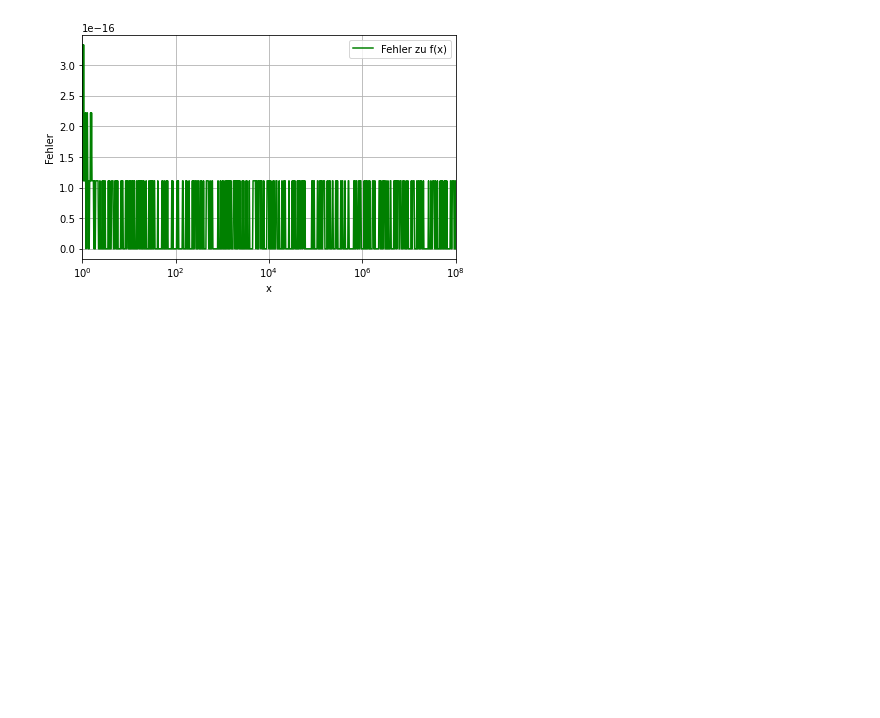
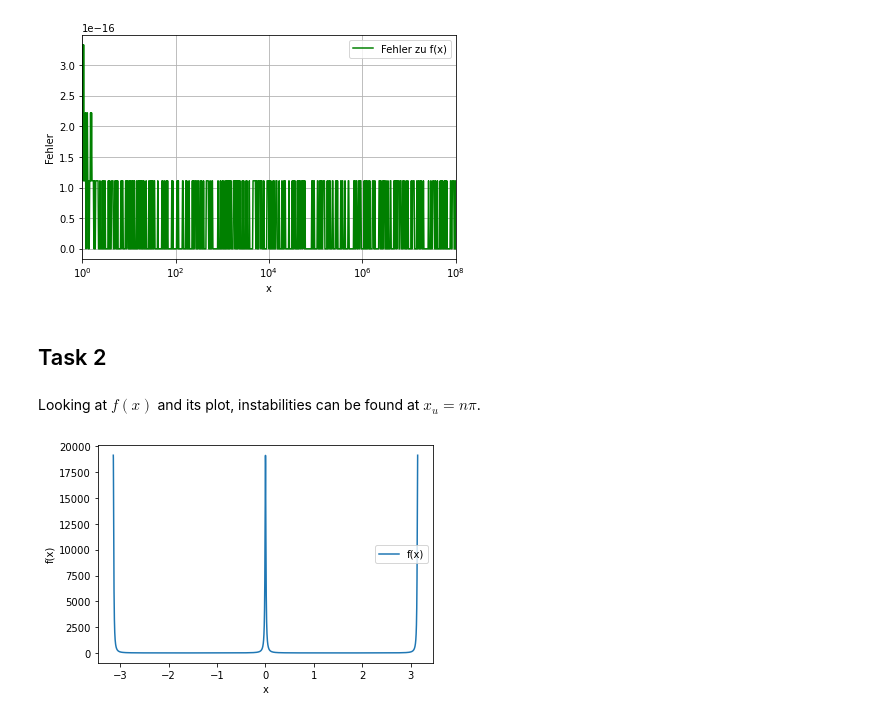
Before and after one commit to JonasOllesch/UniStuff, a Jupyter notebook: SMD A/sheet1/sheet1.ipynb, the cells around one changed output. Saved outputs shown, nothing was run; the diff lists cells and outputs as text; code cells hidden in the pictures; blank space fills up the shorter version.

```diff
--- a/SMD A/sheet1/sheet1.ipynb
+++ b/SMD A/sheet1/sheet1.ipynb
@@ -204,3 +210,24 @@ plt.xlim(1,10**8)
 plt.show()
 # %% [output]
 [figure]
+# %% [markdown]
+## Task 2
+# %% [markdown]
+Looking at $f(x)$ and its plot, instabilities can be found at $x_u = n \pi$.
+# %%
+gamma= 50/0.511#GeV
+beta = np.sqrt(1-gamma**(-2))
+Ex=50
+
+def f(Theta):
+    return ((5-np.cos(2*Theta))/(1-np.cos(2*Theta)+1/gamma**2*(1+np.cos(2*Theta))))
+
+
+Theta=np.linspace(-np.pi,np.pi,10000,dtype="float32")
+plt.plot(Theta,f(Theta),label='f(x)')
+plt.xlabel('x')
+plt.ylabel(r'f(x)')
+plt.legend(loc='best')
+plt.show()
+# %% [output]
+[figure, added]
```
Also changed, not shown: parts of 11 cells of this notebook, 2 other files.
